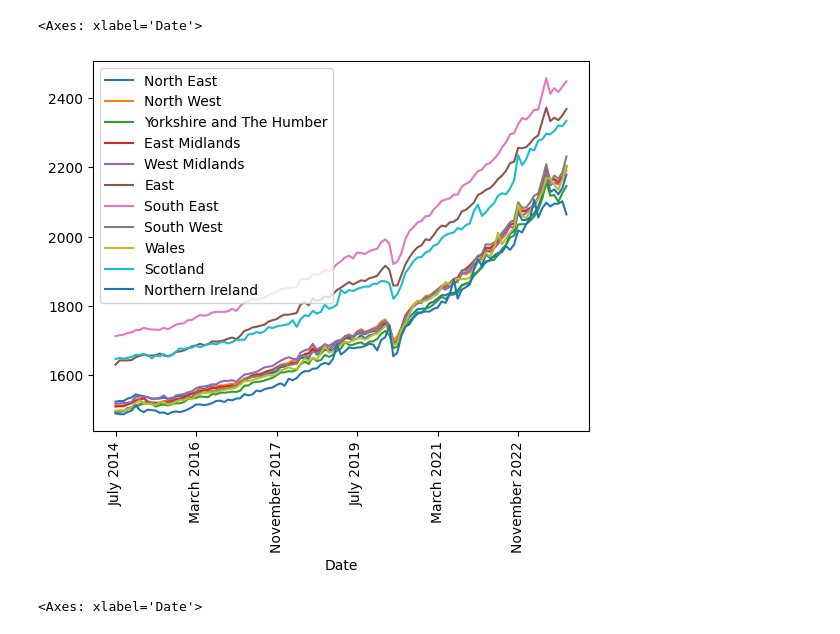
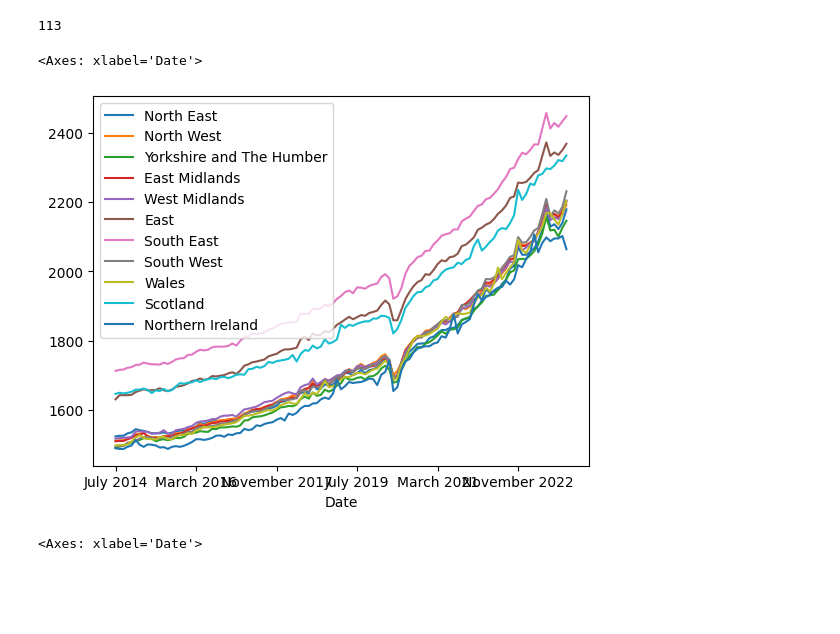
Before and after one commit to ManuelJua/aberdeen_data, a Jupyter notebook: wages/wages_analysis.ipynb, the cells around one changed output. Cells and saved outputs as stored; diff of their text form; code cells hidden in the pictures; blank space fills up the shorter version.

```diff
--- a/wages/wages_analysis.ipynb
+++ b/wages/wages_analysis.ipynb
@@ -16,10 +16,17 @@ industry_df=get_data_wages("24. Median pay (Industry)")
 datazones=pd.read_csv('../data_zones.csv')
+# %%
+len(r1_df.index)
+# %% [output]
+113
 # %%
+from matplotlib.pyplot import xticks
+
+
 all_except_london=[col for col in r1_df.columns[:-1] if col!='London']
-r1_df[all_except_london].plot(rot=90)
+r1_df[all_except_london].plot()
 # %% [output]
 <Axes: xlabel='Date'>
-[figure, old version]
+[figure, new version]
 # %%
 r_scotland=['North Eastern Scotland', 'Highlands and Islands',
        'Eastern Scotland', 'West Central Scotland', 'Southern Scotland']
```
Also changed, not shown: parts of 2 cells of this notebook, 2 other files.
